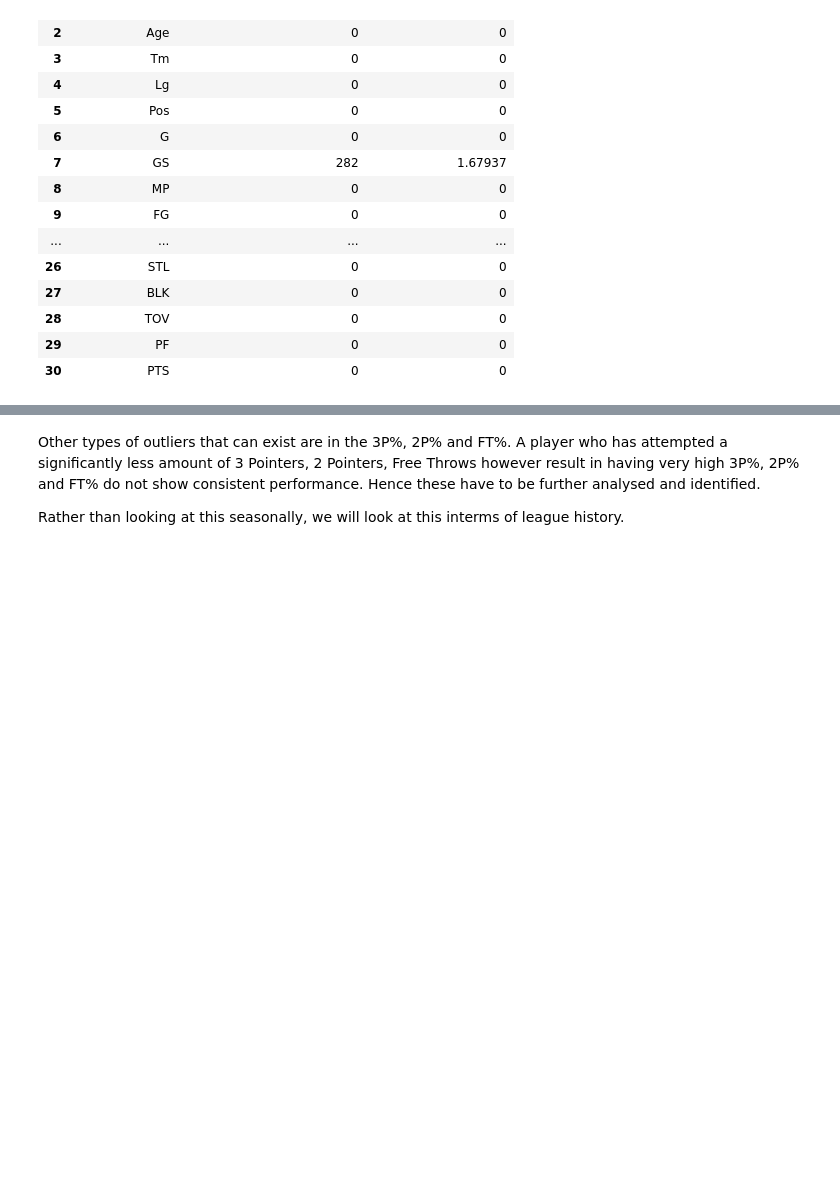
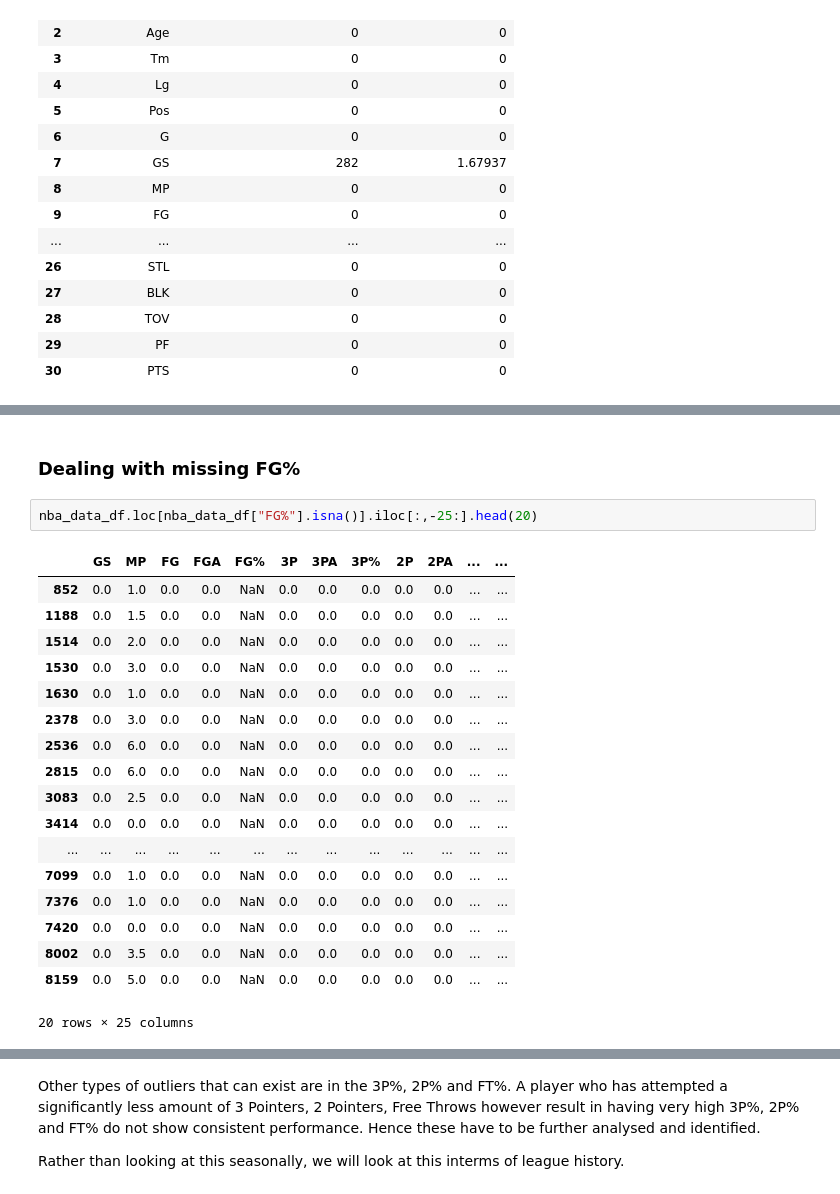
Before and after one commit to Pasindu19970808/NBAData, a Jupyter notebook: NBA_EDA.ipynb, the cells around one changed output, grey strips where cells are left out. Drawn from its saved outputs; the diff is of its cells as text; blank space fills up the shorter version.

```diff
--- a/NBA_EDA.ipynb
+++ b/NBA_EDA.ipynb
@@ -454,0 +504,23 @@ display(missing_data_df_ftpercent.style.background_gradient(cmap = 'Reds',axis =
+# %% [markdown]
+<h3> Dealing with missing FG% </h3>
+# %%
+nba_data_df.loc[nba_data_df["FG%"].isna()].iloc[:,-25:].head(20)
+# %% [output]
+|  | GS | MP | FG | FGA | FG% | 3P | 3PA | 3P% | 2P | 2PA | ... | ... |
+| 852 | 0.0 | 1.0 | 0.0 | 0.0 | NaN | 0.0 | 0.0 | 0.0 | 0.0 | 0.0 | ... | ... |
+| 1188 | 0.0 | 1.5 | 0.0 | 0.0 | NaN | 0.0 | 0.0 | 0.0 | 0.0 | 0.0 | ... | ... |
+| 1514 | 0.0 | 2.0 | 0.0 | 0.0 | NaN | 0.0 | 0.0 | 0.0 | 0.0 | 0.0 | ... | ... |
+| 1530 | 0.0 | 3.0 | 0.0 | 0.0 | NaN | 0.0 | 0.0 | 0.0 | 0.0 | 0.0 | ... | ... |
+| 1630 | 0.0 | 1.0 | 0.0 | 0.0 | NaN | 0.0 | 0.0 | 0.0 | 0.0 | 0.0 | ... | ... |
+| 2378 | 0.0 | 3.0 | 0.0 | 0.0 | NaN | 0.0 | 0.0 | 0.0 | 0.0 | 0.0 | ... | ... |
+| 2536 | 0.0 | 6.0 | 0.0 | 0.0 | NaN | 0.0 | 0.0 | 0.0 | 0.0 | 0.0 | ... | ... |
+| 2815 | 0.0 | 6.0 | 0.0 | 0.0 | NaN | 0.0 | 0.0 | 0.0 | 0.0 | 0.0 | ... | ... |
+| 3083 | 0.0 | 2.5 | 0.0 | 0.0 | NaN | 0.0 | 0.0 | 0.0 | 0.0 | 0.0 | ... | ... |
+| 3414 | 0.0 | 0.0 | 0.0 | 0.0 | NaN | 0.0 | 0.0 | 0.0 | 0.0 | 0.0 | ... | ... |
+| ... | ... | ... | ... | ... | ... | ... | ... | ... | ... | ... | ... | ... |
+| 7099 | 0.0 | 1.0 | 0.0 | 0.0 | NaN | 0.0 | 0.0 | 0.0 | 0.0 | 0.0 | ... | ... |
+| 7376 | 0.0 | 1.0 | 0.0 | 0.0 | NaN | 0.0 | 0.0 | 0.0 | 0.0 | 0.0 | ... | ... |
+| 7420 | 0.0 | 0.0 | 0.0 | 0.0 | NaN | 0.0 | 0.0 | 0.0 | 0.0 | 0.0 | ... | ... |
+| 8002 | 0.0 | 3.5 | 0.0 | 0.0 | NaN | 0.0 | 0.0 | 0.0 | 0.0 | 0.0 | ... | ... |
+| 8159 | 0.0 | 5.0 | 0.0 | 0.0 | NaN | 0.0 | 0.0 | 0.0 | 0.0 | 0.0 | ... | ... |
+20 rows × 25 columns
```
Also changed, not shown: parts of 18 cells of this notebook.
